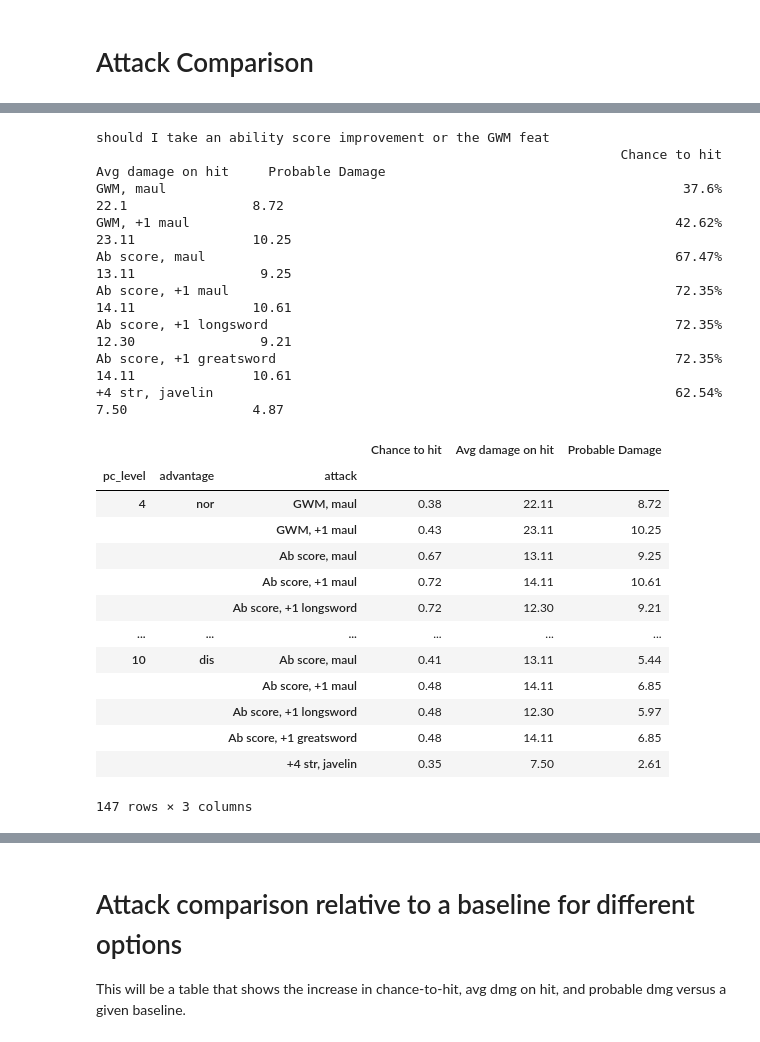
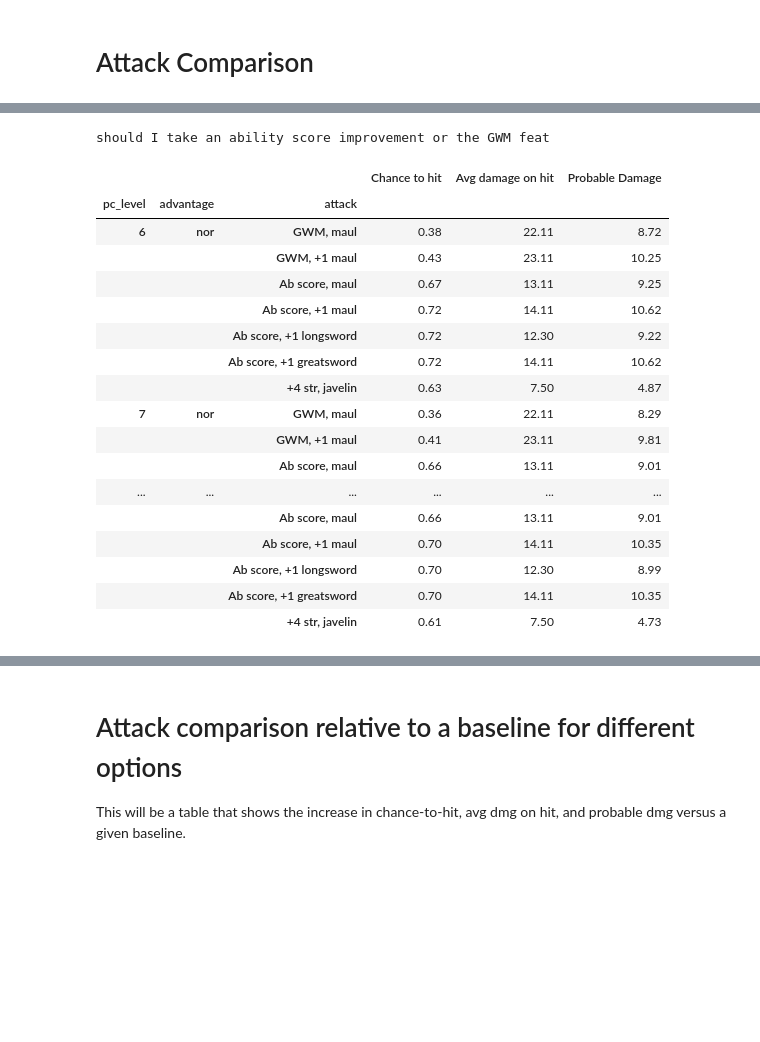
Before and after one commit to dyoung418/dnd_stats, a Jupyter notebook: dnd_dice_calcs.ipynb, the cells around one changed output, grey strips where cells are left out. Cells and saved outputs as stored; diff of their text form; code cells hidden in the pictures; blank space fills up the shorter version.

```diff
--- a/dnd_dice_calcs.ipynb
+++ b/dnd_dice_calcs.ipynb
@@ -537,7 +574,7 @@ print(avg_roll(20, n=2, adv='advantage'))
 # %%
 pc_level = 6
 print('For a {} level PC:'.format(pc_level))
-for adv in ['normal', 'advantage', 'disadvantage']:
+for adv in ['nor', 'adv', 'dis']:
     for i in range(2,7):
         print("{}: Attack modifier {} = {:0.0%} chance to hit".format(adv, i, chance_to_hit(mod=i, pc_lvl=pc_level, adv=adv)))
 
@@ -669,7 +706,7 @@ compare_odds_dist(
 # %%
 def chance_to_hit_grid(abil_mods=[0,1,2,3,4,5,6,7],
                        lvls=[1,2,3,4,5,6,7,8,9,10,11,12,13,14,15,16,17,18,19,20],
-                       adv='normal', crit_hit_nums=[20,], crit_fail_nums=[1,], print_table=True):
+                       adv='nor', crit_hit_nums=[20,], crit_fail_nums=[1,], print_table=True):
     '''Creates a grid of chance to hit at different PC levels and core ability (e.g. Strength) modifiers
     The proficiency bonus is calculated based on the PC level.  The chance to hit is based on the
     AC of the monsters that are likely to be encountered at that PC level
@@ -708,11 +745,11 @@ def chance_to_hit_grid(abil_mods=[0,1,2,3,4,5,6,7],
             print('')
     return df
 
-norm = chance_to_hit_grid(adv='normal', print_table=True)
+norm = chance_to_hit_grid(adv='nor', print_table=True)
 norm.to_csv('chance_to_hit_norm.csv')
 adv = chance_to_hit_grid(adv='adv', print_table=False)
 adv.to_csv('chance_to_hit_adv.csv')
-disadv = chance_to_hit_grid(adv='disadv', print_table=False)
+disadv = chance_to_hit_grid(adv='dis', print_table=False)
 disadv.to_csv('chance_to_hit_disadv.csv')
 norm
 # %% [output]
@@ -954,39 +957,35 @@ Attack4                                                                   23.65%
 # %%
 print('should I take an ability score improvement or the GWM feat')
 compare_attacks([
                 {'abil_mod':4, 'other_atk_mod':-5, 'other_dmg_mod':10, 'dmg_die':6,'dmg_n':2, 'dmg_reroll_nums':[1,2], 'label':'GWM, maul'},
                 {'abil_mod':4, 'other_atk_mod':1-5, 'other_dmg_mod':1+10, 'dmg_die':6,'dmg_n':2, 'dmg_reroll_nums':[1,2], 'label':'GWM, +1 maul'},
                 {'abil_mod':5, 'other_atk_mod':0, 'other_dmg_mod':0, 'dmg_die':6,'dmg_n':2, 'dmg_reroll_nums':[1,2], 'label':'Ab score, maul'},
                 {'abil_mod':5, 'other_atk_mod':1, 'other_dmg_mod':1, 'dmg_die':6,'dmg_n':2, 'dmg_reroll_nums':[1,2], 'label':'Ab score, +1 maul'},
                 {'abil_mod':5, 'other_atk_mod':1, 'other_dmg_mod':1, 'dmg_die':10,'dmg_n':1, 'dmg_reroll_nums':[1,2], 'label':'Ab score, +1 longsword'},
                 {'abil_mod':5, 'other_atk_mod':1, 'other_dmg_mod':1, 'dmg_die':6,'dmg_n':2, 'dmg_reroll_nums':[1,2], 'label':'Ab score, +1 greatsword'},
                 {'abil_mod':4, 'other_atk_mod':0, 'other_dmg_mod':0, 'dmg_die':6,'dmg_n':1, 'dmg_reroll_nums':[], 'label':'+4 str, javelin'},
                 ],
-                pc_lvls=[4,5,6,7,8,9,10])
+                pc_lvls=[6,7,8,9,10])
 # %% [output]
 should I take an ability score improvement or the GWM feat
-                                                                   Chance to hit   Avg damage on hit     Probable Damage
-GWM, maul                                                                  37.6%                22.1                8.72
-GWM, +1 maul                                                              42.62%               23.11               10.25
-Ab score, maul                                                            67.47%               13.11                9.25
-Ab score, +1 maul                                                         72.35%               14.11               10.61
-Ab score, +1 longsword                                                    72.35%               12.30                9.21
-Ab score, +1 greatsword                                                   72.35%               14.11               10.61
-+4 str, javelin                                                           62.54%                7.50                4.87
 |  |  |  | Chance to hit | Avg damage on hit | Probable Damage |
 | pc_level | advantage | attack |  |  |  |
-| 4 | nor | GWM, maul | 0.38 | 22.11 | 8.72 |
+| 6 | nor | GWM, maul | 0.38 | 22.11 | 8.72 |
 |  |  | GWM, +1 maul | 0.43 | 23.11 | 10.25 |
 |  |  | Ab score, maul | 0.67 | 13.11 | 9.25 |
-|  |  | Ab score, +1 maul | 0.72 | 14.11 | 10.61 |
-|  |  | Ab score, +1 longsword | 0.72 | 12.30 | 9.21 |
+|  |  | Ab score, +1 maul | 0.72 | 14.11 | 10.62 |
+|  |  | Ab score, +1 longsword | 0.72 | 12.30 | 9.22 |
+|  |  | Ab score, +1 greatsword | 0.72 | 14.11 | 10.62 |
+|  |  | +4 str, javelin | 0.63 | 7.50 | 4.87 |
+| 7 | nor | GWM, maul | 0.36 | 22.11 | 8.29 |
+|  |  | GWM, +1 maul | 0.41 | 23.11 | 9.81 |
+|  |  | Ab score, maul | 0.66 | 13.11 | 9.01 |
 | ... | ... | ... | ... | ... | ... |
-| 10 | dis | Ab score, maul | 0.41 | 13.11 | 5.44 |
-|  |  | Ab score, +1 maul | 0.48 | 14.11 | 6.85 |
-|  |  | Ab score, +1 longsword | 0.48 | 12.30 | 5.97 |
-|  |  | Ab score, +1 greatsword | 0.48 | 14.11 | 6.85 |
-|  |  | +4 str, javelin | 0.35 | 7.50 | 2.61 |
+|  |  | Ab score, maul | 0.66 | 13.11 | 9.01 |
+|  |  | Ab score, +1 maul | 0.70 | 14.11 | 10.35 |
+|  |  | Ab score, +1 longsword | 0.70 | 12.30 | 8.99 |
+|  |  | Ab score, +1 greatsword | 0.70 | 14.11 | 10.35 |
+|  |  | +4 str, javelin | 0.61 | 7.50 | 4.73 |
-147 rows × 3 columns
 # %%
 print("I'm under water without a swim speed, should I attack with a +1 greatsword at disadvantage at with a javelin without disadvantage")
 compare_attacks([
```
Also changed, not shown: parts of 20 cells of this notebook.
